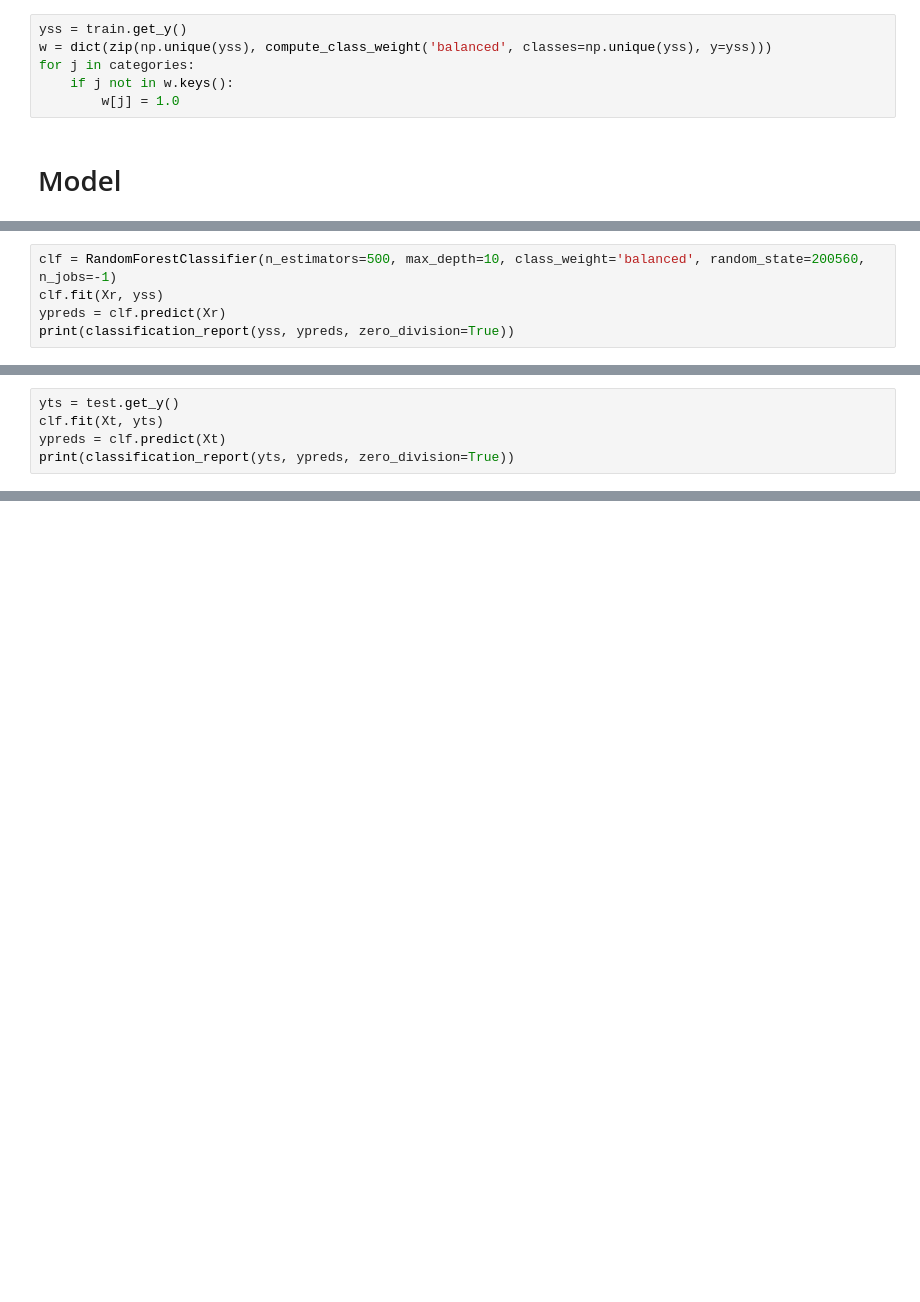
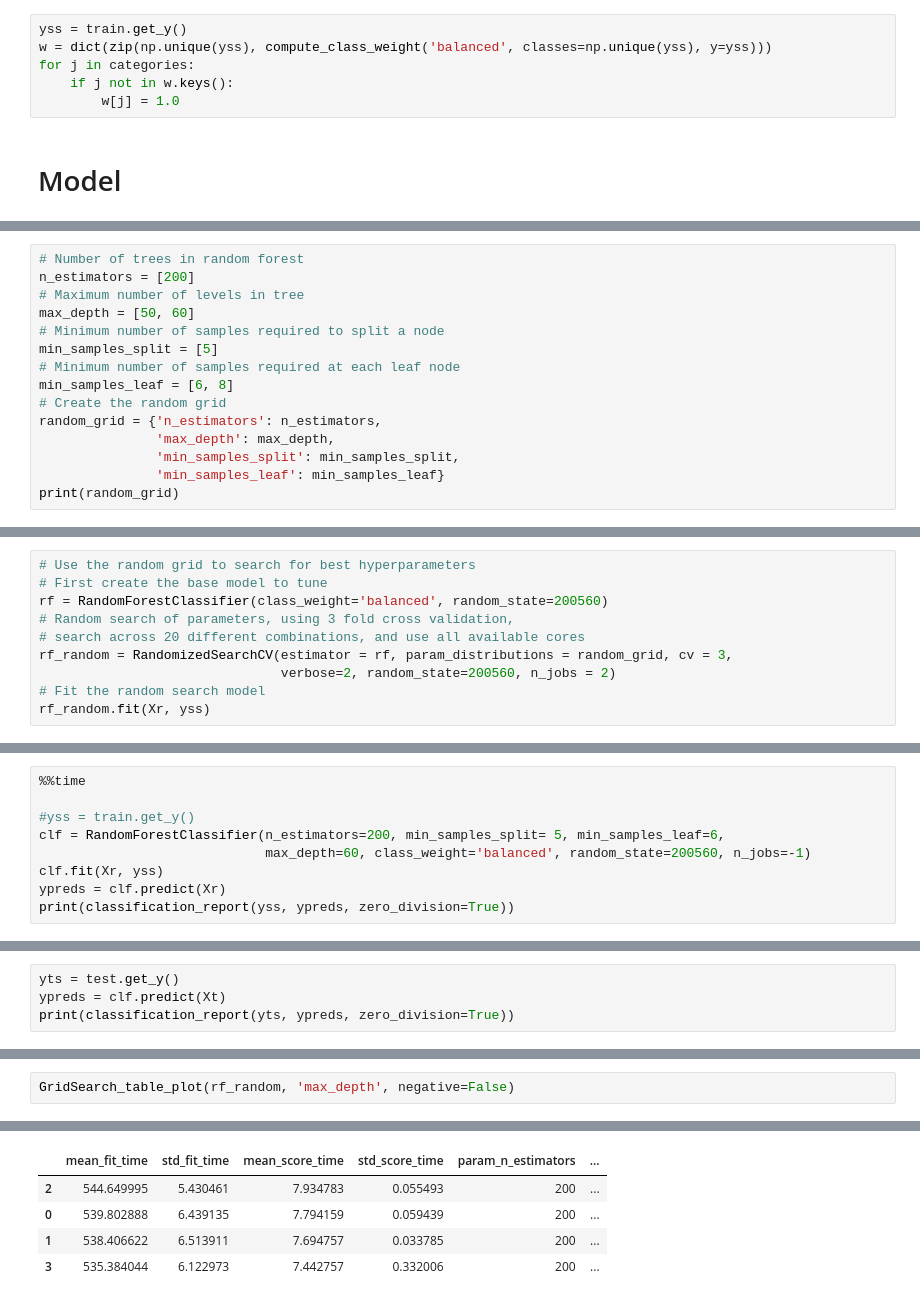
Before and after one commit to BaltiBoix/3W_TFM, a Jupyter notebook: tfm/ipca_model.ipynb, the cells around one changed output, grey strips where cells are left out. Cells and saved outputs as stored; diff of their text form; blank space fills up the shorter version.

Commit message:
ipca model final

```diff
--- a/tfm/ipca_model.ipynb
+++ b/tfm/ipca_model.ipynb
@@ -413,0 +423,15 @@ Xr.shape
+# %%
+# Number of trees in random forest
+n_estimators = [200]
+# Maximum number of levels in tree
+max_depth = [50, 60]
+# Minimum number of samples required to split a node
+min_samples_split = [5]
+# Minimum number of samples required at each leaf node
+min_samples_leaf = [6, 8]
+# Create the random grid
+random_grid = {'n_estimators': n_estimators,
+               'max_depth': max_depth,
+               'min_samples_split': min_samples_split,
+               'min_samples_leaf': min_samples_leaf}
+print(random_grid)
@@ -413,0 +440,10 @@ Xr.shape
+# %%
+# Use the random grid to search for best hyperparameters
+# First create the base model to tune
+rf = RandomForestClassifier(class_weight='balanced', random_state=200560)
+# Random search of parameters, using 3 fold cross validation,
+# search across 20 different combinations, and use all available cores
+rf_random = RandomizedSearchCV(estimator = rf, param_distributions = random_grid, cv = 3,
+                               verbose=2, random_state=200560, n_jobs = 2)
+# Fit the random search model
+rf_random.fit(Xr, yss)
@@ -414,5 +470,9 @@ Xr.shape
 # %%
-clf = RandomForestClassifier(n_estimators=500, max_depth=10, class_weight='balanced', random_state=200560, n_jobs=-1)
+%%time
+
+#yss = train.get_y()
+clf = RandomForestClassifier(n_estimators=200, min_samples_split= 5, min_samples_leaf=6,
+                             max_depth=60, class_weight='balanced', random_state=200560, n_jobs=-1)
 clf.fit(Xr, yss)
 ypreds = clf.predict(Xr)
 print(classification_report(yss, ypreds, zero_division=True))
@@ -449,6 +509,5 @@ Xt.shape
 # %%
 yts = test.get_y()
-clf.fit(Xt, yts)
 ypreds = clf.predict(Xt)
 print(classification_report(yts, ypreds, zero_division=True))
 # %% [output]
@@ -502,0 +630,3 @@ clf.classes_
+# %%
+GridSearch_table_plot(rf_random, 'max_depth', negative=False)
+# %% [output]
@@ -502,0 +653,5 @@ clf.classes_
+|  | mean_fit_time | std_fit_time | mean_score_time | std_score_time | param_n_estimators | ... |
+| 2 | 544.649995 | 5.430461 | 7.934783 | 0.055493 | 200 | ... |
+| 0 | 539.802888 | 6.439135 | 7.794159 | 0.059439 | 200 | ... |
+| 1 | 538.406622 | 6.513911 | 7.694757 | 0.033785 | 200 | ... |
+| 3 | 535.384044 | 6.122973 | 7.442757 | 0.332006 | 200 | ... |
```
Also changed, not shown: parts of 16 cells of this notebook, 1 other file.
